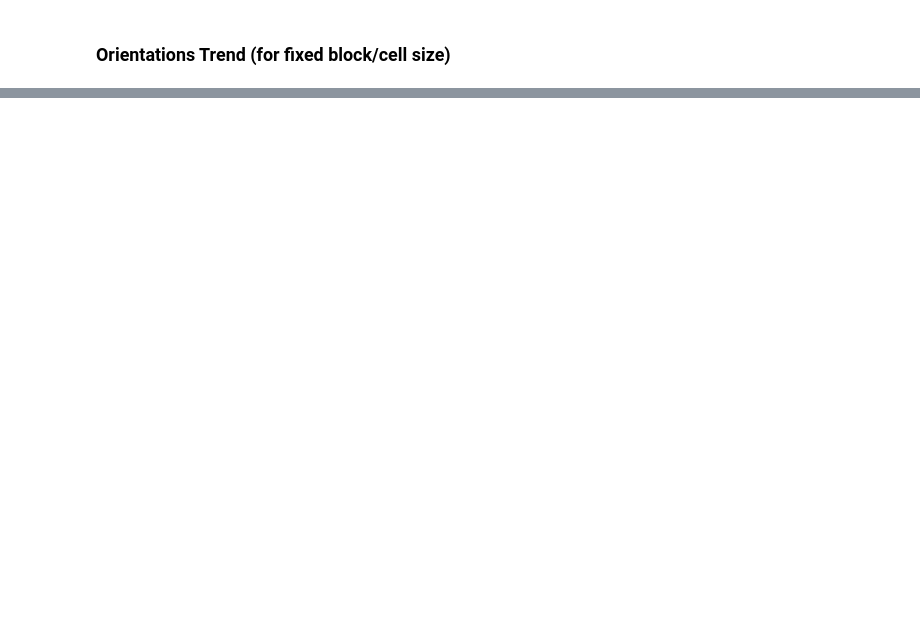
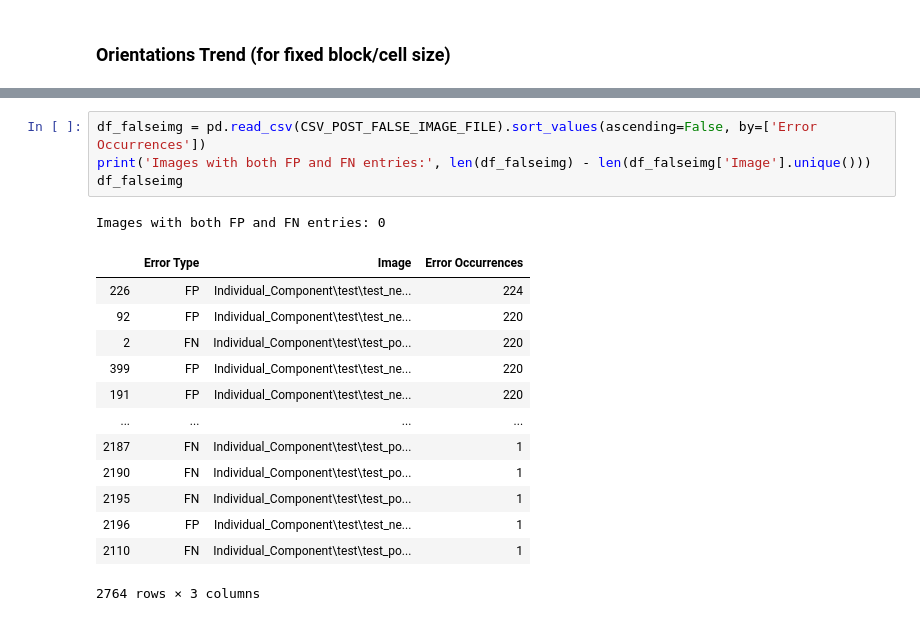
Before and after one commit to icecreambean/COMP9517, a Jupyter notebook: a2_indiv/z5075018_hogsvm_postanalysis.ipynb, the cells around one changed output, grey strips where cells are left out. Drawn from its saved outputs; the diff is of its cells as text; blank space fills up the shorter version.

```diff
--- a/a2_indiv/z5075018_hogsvm_postanalysis.ipynb
+++ b/a2_indiv/z5075018_hogsvm_postanalysis.ipynb
@@ -418,0 +464,19 @@ dtype: int64
+# %%
+df_falseimg = pd.read_csv(CSV_POST_FALSE_IMAGE_FILE).sort_values(ascending=False, by=['Error Occurrences'])
+print('Images with both FP and FN entries:', len(df_falseimg) - len(df_falseimg['Image'].unique()))
+df_falseimg
+# %% [output]
+Images with both FP and FN entries: 0
+|  | Error Type | Image | Error Occurrences |
+| 226 | FP | Individual_Component\test\test_ne... | 224 |
+| 92 | FP | Individual_Component\test\test_ne... | 220 |
+| 2 | FN | Individual_Component\test\test_po... | 220 |
+| 399 | FP | Individual_Component\test\test_ne... | 220 |
+| 191 | FP | Individual_Component\test\test_ne... | 220 |
+| ... | ... | ... | ... |
+| 2187 | FN | Individual_Component\test\test_po... | 1 |
+| 2190 | FN | Individual_Component\test\test_po... | 1 |
+| 2195 | FN | Individual_Component\test\test_po... | 1 |
+| 2196 | FP | Individual_Component\test\test_ne... | 1 |
+| 2110 | FN | Individual_Component\test\test_po... | 1 |
+2764 rows × 3 columns
```
Also changed, not shown: parts of 22 cells of this notebook, 8 other files.
